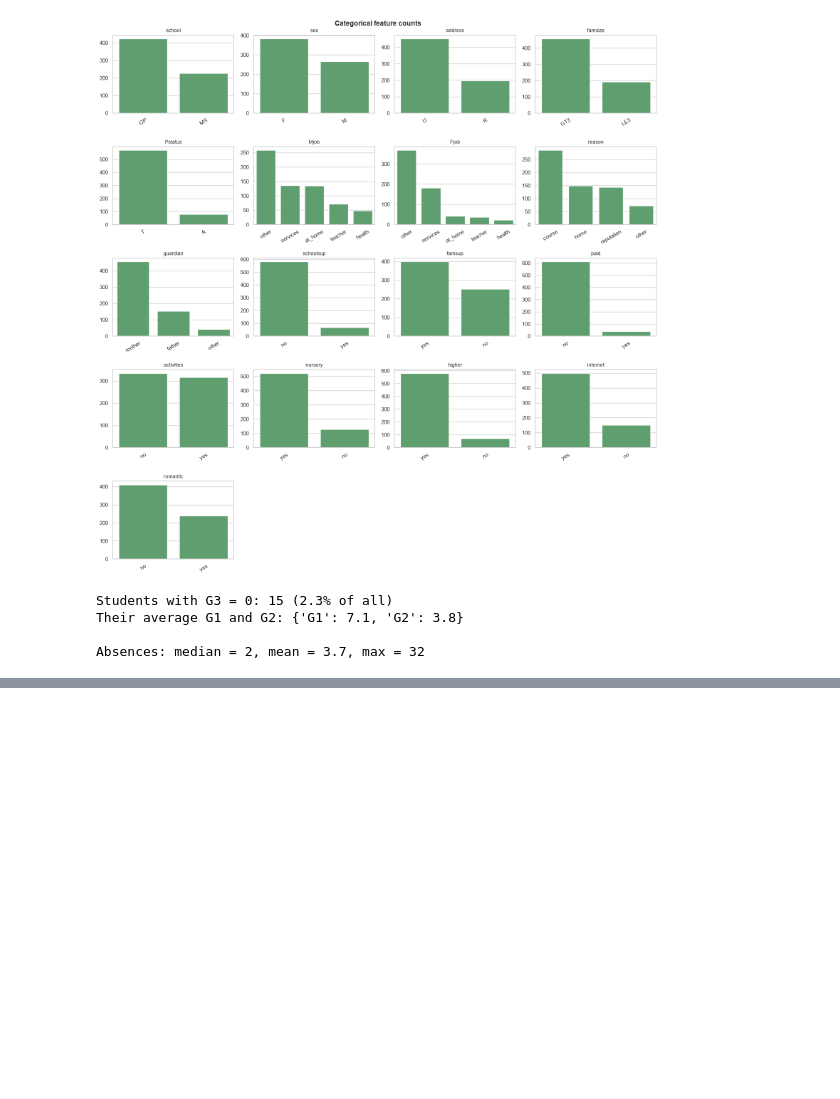
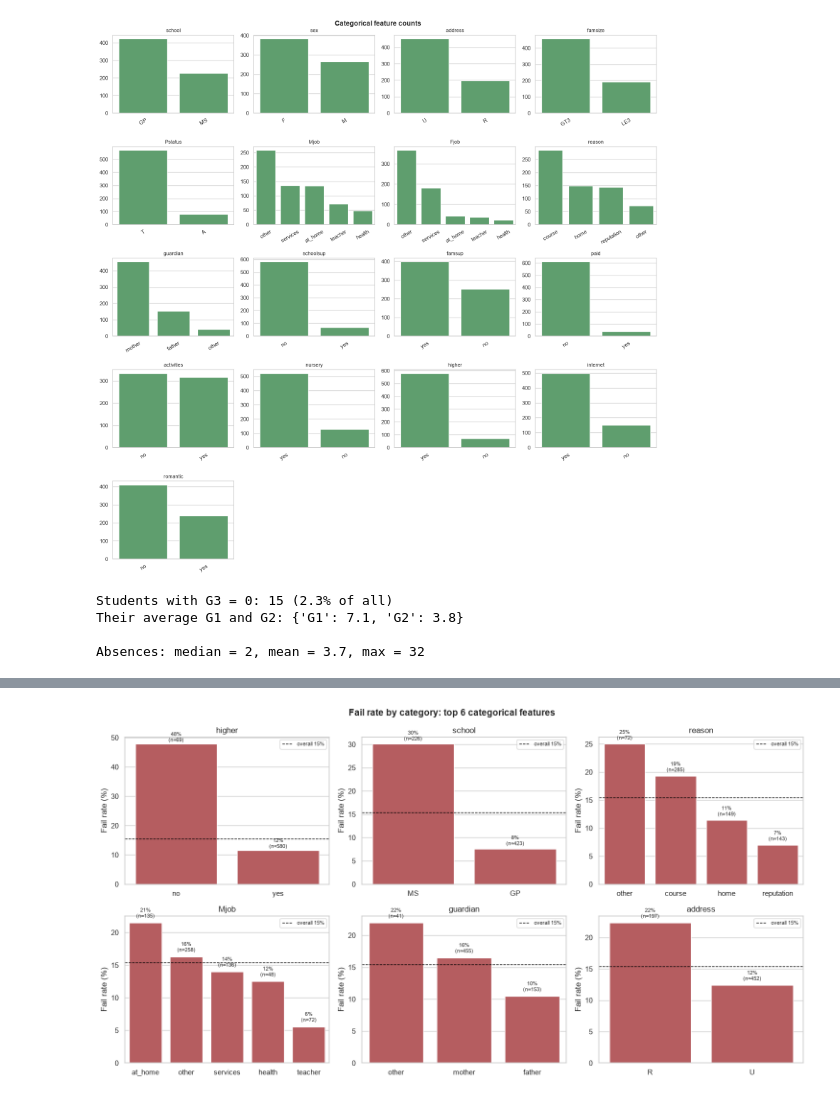
Before and after one commit to abdullahqureshi6687-dotcom/student-early-warning, a Jupyter notebook: notebooks/01_eda.ipynb, the cells around one changed output, grey strips where cells are left out. Drawn from its saved outputs; the diff is of its cells as text; code cells hidden in the pictures; blank space fills up the shorter version.

```diff
--- a/notebooks/01_eda.ipynb
+++ b/notebooks/01_eda.ipynb
@@ -139,0 +176,16 @@ Absences: median = 2, mean = 3.7, max = 32
+# %%
+overall = df[TARGET_COL].mean()   # overall fail rate, about 15%
+rows = []
+for col in cat_cols:
+    rates = df.groupby(col)[TARGET_COL].mean()   # fail rate for each category
+    rows.append({
+        "feature": col,
+        "lowest_fail_rate":  rates.min(),
+        "highest_fail_rate": rates.max(),
+        "spread": rates.max() - rates.min(),      # how different the groups are
+        "worst_group": rates.idxmax(),            # category with the highest fail rate
+    })
+
+cat_summary = pd.DataFrame(rows).sort_values("spread", ascending=False).set_index("feature")
+print(f"Overall fail rate: {overall:.1%}\n")
+cat_summary.round(3)
@@ -139,0 +213,22 @@ Absences: median = 2, mean = 3.7, max = 32
+# %%
+top_cats = cat_summary.index[:6].tolist()   # the 6 features with the biggest spread
+
+fig, axes = plt.subplots(2, 3, figsize=(15, 8))
+axes = axes.ravel()
+for ax, col in zip(axes, top_cats):
+    rates = df.groupby(col)[TARGET_COL].mean().sort_values(ascending=False) * 100
+    n = df[col].value_counts()   # group sizes, to judge how reliable each bar is
+    sns.barplot(x=rates.index, y=rates.values, ax=ax, color="#C44E52")
+    ax.axhline(overall * 100, color="black", linestyle="--", linewidth=1,
+               label=f"overall {overall:.0%}")
+    for i, (cat, v) in enumerate(rates.items()):
+        ax.text(i, v + 0.8, f"{v:.0f}%\n(n={n[cat]})", ha="center", fontsize=8)
+    ax.set_title(col); ax.set_xlabel(""); ax.set_ylabel("Fail rate (%)")
+    ax.legend(fontsize=8)
+
+fig.suptitle("Fail rate by category: top 6 categorical features", fontsize=14, fontweight="bold")
+plt.tight_layout()
+plt.savefig(FIGURES_DIR / "05_fail_rate_by_category.png", dpi=150)
+plt.show()
+# %% [output]
+[figure, added]
```
Also changed, not shown: parts of 6 cells of this notebook.
